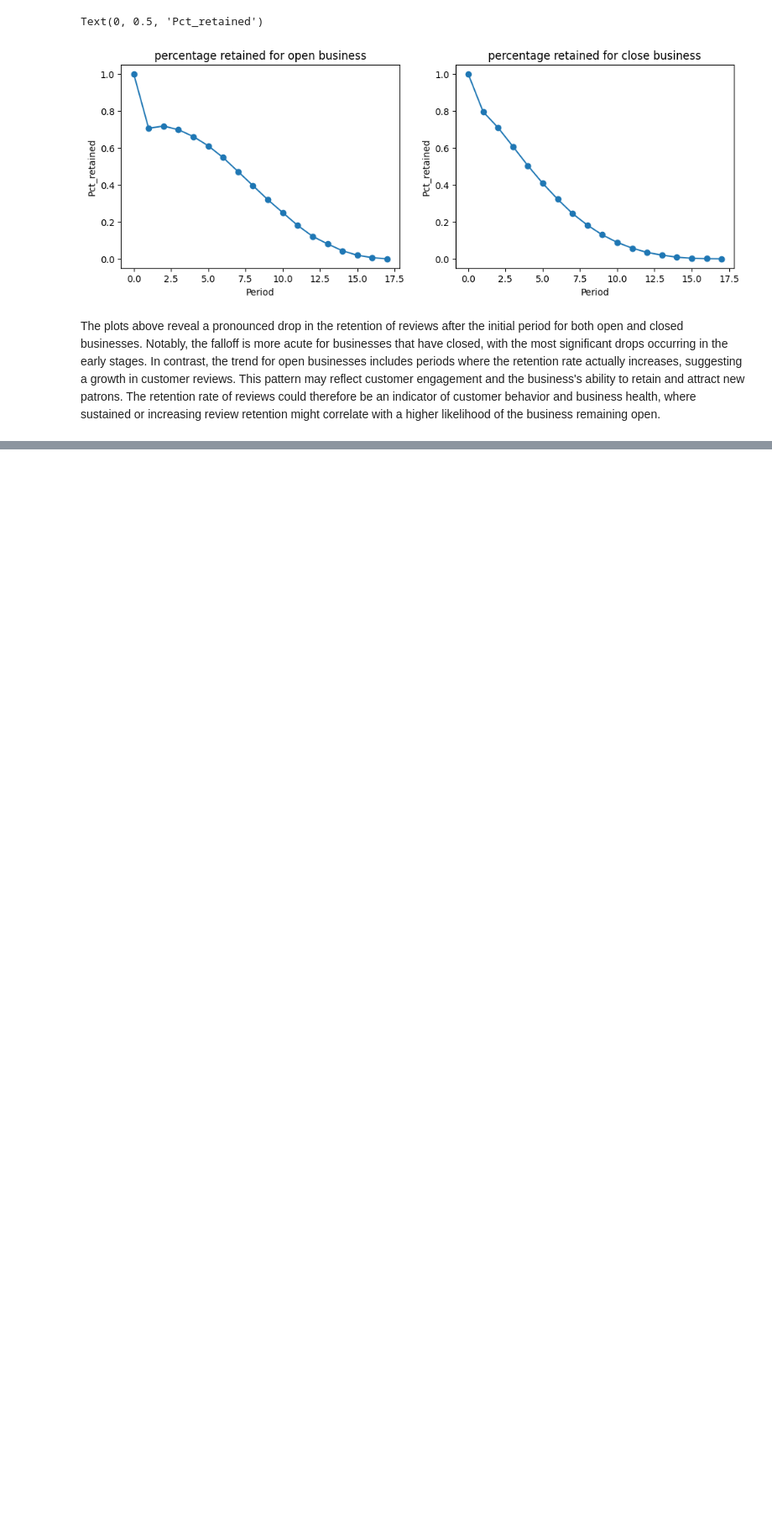
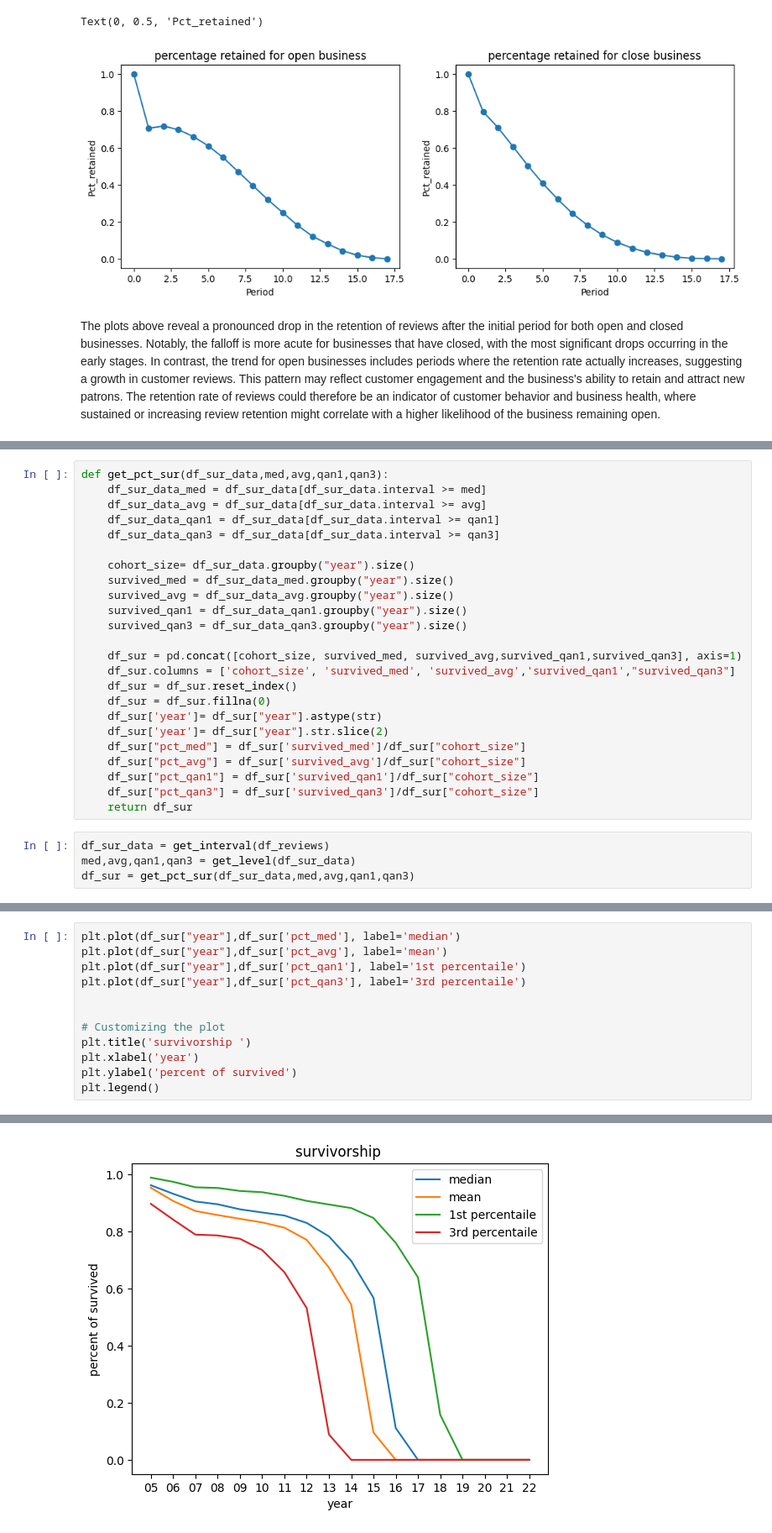
Before and after one commit to Dyouvrean/Yelp-Business-Analysis, a Jupyter notebook: Cohort.ipynb, the cells around one changed output, grey strips where cells are left out. Shown: that part at 84% size. Saved outputs shown, nothing was run; the diff lists cells and outputs as text; blank space fills up the shorter version.

Commit message:
survivorship

```diff
--- a/Cohort.ipynb
+++ b/Cohort.ipynb
@@ -109,0 +132,28 @@ The plots above reveal a pronounced drop in the retention of reviews after the i
+# %%
+def get_pct_sur(df_sur_data,med,avg,qan1,qan3):
+    df_sur_data_med = df_sur_data[df_sur_data.interval >= med]
+    df_sur_data_avg = df_sur_data[df_sur_data.interval >= avg]
+    df_sur_data_qan1 = df_sur_data[df_sur_data.interval >= qan1]
+    df_sur_data_qan3 = df_sur_data[df_sur_data.interval >= qan3]
+
+    cohort_size= df_sur_data.groupby("year").size()
+    survived_med = df_sur_data_med.groupby("year").size()
+    survived_avg = df_sur_data_avg.groupby("year").size()
+    survived_qan1 = df_sur_data_qan1.groupby("year").size()
+    survived_qan3 = df_sur_data_qan3.groupby("year").size()
+
+    df_sur = pd.concat([cohort_size, survived_med, survived_avg,survived_qan1,survived_qan3], axis=1)
+    df_sur.columns = ['cohort_size', 'survived_med', 'survived_avg','survived_qan1',"survived_qan3"]
+    df_sur = df_sur.reset_index()
+    df_sur = df_sur.fillna(0)
+    df_sur['year']= df_sur["year"].astype(str)
+    df_sur['year']= df_sur["year"].str.slice(2)
+    df_sur["pct_med"] = df_sur['survived_med']/df_sur["cohort_size"]
+    df_sur["pct_avg"] = df_sur['survived_avg']/df_sur["cohort_size"]
+    df_sur["pct_qan1"] = df_sur['survived_qan1']/df_sur["cohort_size"]
+    df_sur["pct_qan3"] = df_sur['survived_qan3']/df_sur["cohort_size"]
+    return df_sur
+# %%
+df_sur_data = get_interval(df_reviews)
+med,avg,qan1,qan3 = get_level(df_sur_data)
+df_sur = get_pct_sur(df_sur_data,med,avg,qan1,qan3)
@@ -109,0 +162,13 @@ The plots above reveal a pronounced drop in the retention of reviews after the i
+# %%
+plt.plot(df_sur["year"],df_sur['pct_med'], label='median')
+plt.plot(df_sur["year"],df_sur['pct_avg'], label='mean')
+plt.plot(df_sur["year"],df_sur['pct_qan1'], label='1st percentaile')
+plt.plot(df_sur["year"],df_sur['pct_qan3'], label='3rd percentaile')
+
+
+# Customizing the plot
+plt.title('survivorship ')
+plt.xlabel('year')
+plt.ylabel('percent of survived')
+plt.legend()
+# %% [output]
@@ -109,0 +176 @@ The plots above reveal a pronounced drop in the retention of reviews after the i
+[figure, added]
```
Also changed, not shown: parts of 14 cells of this notebook.
